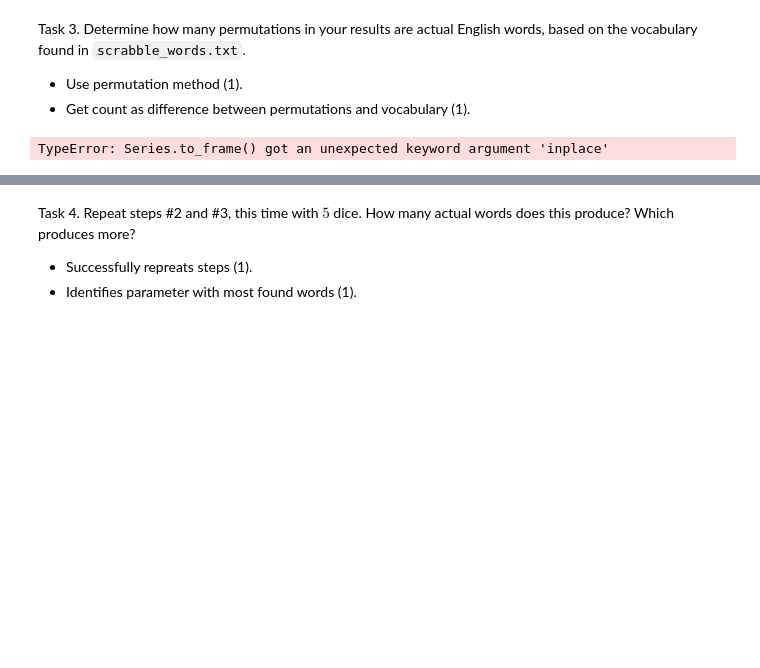
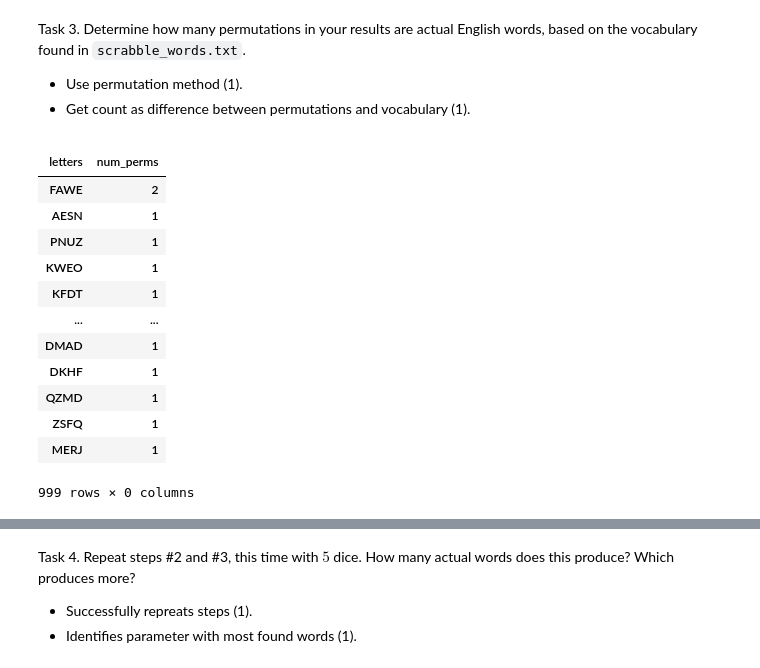
Before and after one commit to virginia-vrb9e/MONCARLO, a Jupyter notebook: moncarlo/DS51200_finalversion_ProjectTemplate.ipynb, the cells around one changed output, grey strips where cells are left out. Drawn from its saved outputs; the diff is of its cells as text; code cells hidden in the pictures; blank space fills up the shorter version.

```diff
--- a/moncarlo/DS51200_finalversion_ProjectTemplate.ipynb
+++ b/moncarlo/DS51200_finalversion_ProjectTemplate.ipynb
@@ -665,6 +903,20 @@ Task 3. Determine how many permutations in your results are actual English words
 # %%
 # instantiate analyzer
 stats_s3 = moncarlo.MonCarloAnalyzer(game_s3)
-stats_s3.permutations()
+perms_s3 = stats_s3.get_perms()
+perms_s3
 # %% [output]
+|  |  |
+| letters | num_perms |
+| FAWE | 2 |
+| AESN | 1 |
+| PNUZ | 1 |
+| KWEO | 1 |
+| KFDT | 1 |
+| ... | ... |
+| DMAD | 1 |
+| DKHF | 1 |
+| QZMD | 1 |
+| ZSFQ | 1 |
+| MERJ | 1 |
-TypeError: Series.to_frame() got an unexpected keyword argument 'inplace'
+999 rows × 0 columns
```
Also changed, not shown: parts of 26 cells of this notebook, 15 other files.
